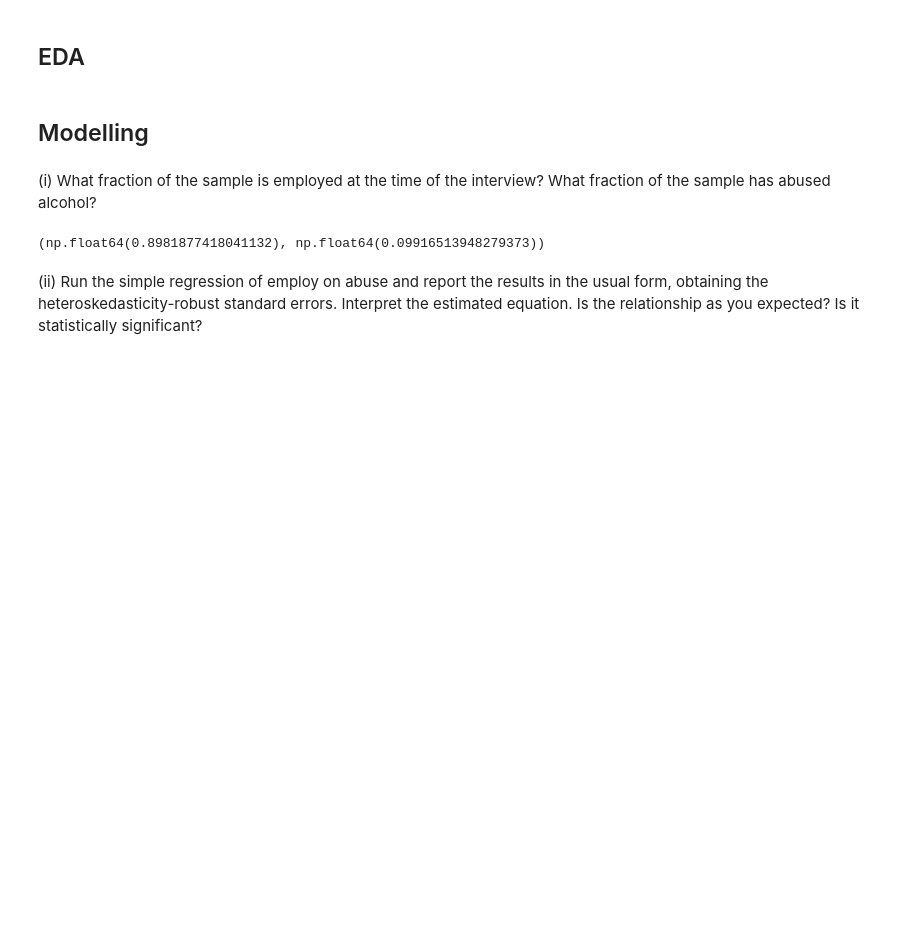
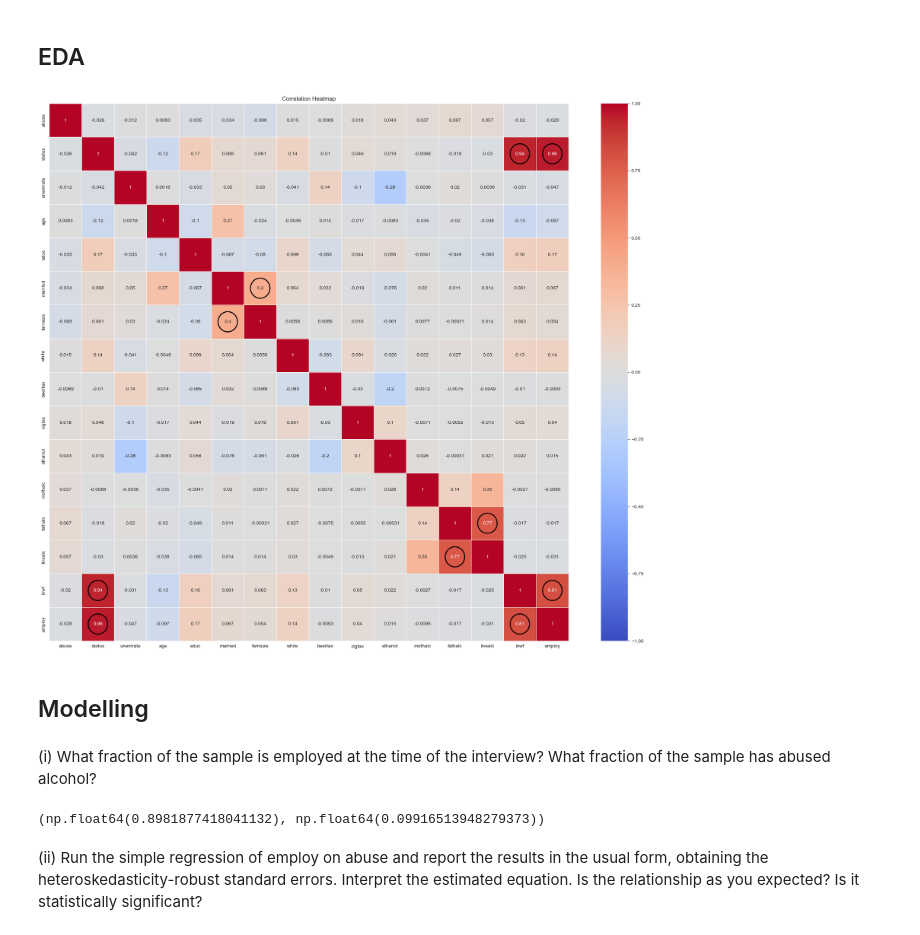
Before and after one commit to RPChinhara/alcohol_abuse_employment, a Jupyter notebook: main.ipynb, the cells around one changed output. Cells and saved outputs as stored; diff of their text form; code cells hidden in the pictures; blank space fills up the shorter version.

Commit message:
heatmap

```diff
--- a/main.ipynb
+++ b/main.ipynb
@@ -46,6 +46,28 @@ fig = go.Figure(data=[go.Sankey(
 
 fig.update_layout(title_text="Abuse vs Employment Sankey Plot", font_size=12)
 fig.show(renderer='browser')
+# %%
+from matplotlib.patches import Circle
+# Heatmap
+data_heatmap = data.copy()
+drop_cols = ['agesq', 'beertaxsq', 'cigtaxsq', 'ethanolsq', 'educsq', 'qrt1', 'qrt2', 'qrt3', 'northeast',
+            'midwest', 'south', 'centcity', 'outercity', 'exhealth', 'vghealth', 'goodhealth','fairhealth']
+data_heatmap = data_heatmap.drop(drop_cols, axis=1)
+corr = data_heatmap.corr()
+
+plt.figure(figsize=(24,20))
+ax = sns.heatmap(corr, annot=True, cmap='coolwarm', linewidths=0.5, vmin=-1, vmax=1)
+
+# Loop through the matrix and draw circles for |corr| > 0.5
+for i in range(len(corr)):
+    for j in range(len(corr)):
+        if abs(corr.iloc[i,j]) > 0.4 and i != j:
+            ax.add_patch(Circle((j+0.5, i+0.5), 0.3, fill=False, edgecolor='black', lw=2))
+
+plt.title('Correlation Heatmap')
+plt.show()
+# %% [output]
+[figure, added]
 # %% [markdown]
 ## Modelling
 # %% [markdown]
```
Also changed, not shown: parts of 7 cells of this notebook.
